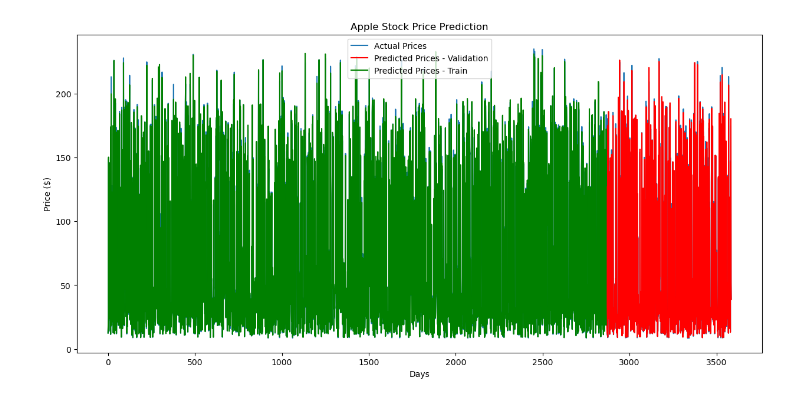
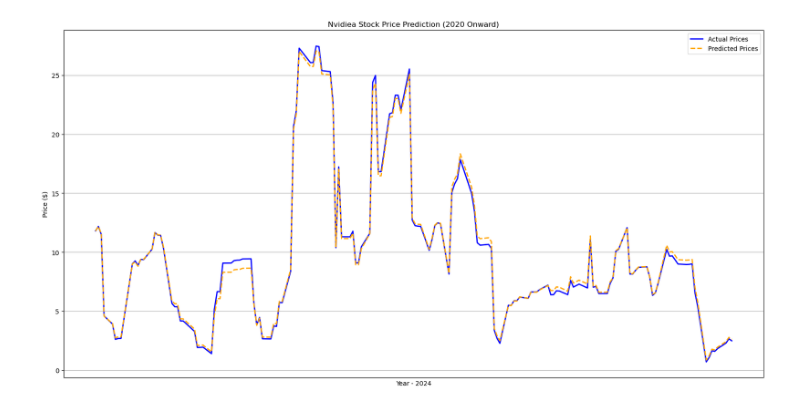
Before and after one commit to rudra2111/Finance-stock-predictor, a Jupyter notebook: Finance.ipynb, the cells around one changed output. Drawn from its saved outputs; the diff is of its cells as text; code cells hidden in the pictures.

Commit message:
stock market prediction

```diff
--- a/Finance.ipynb
+++ b/Finance.ipynb
@@ -103,5 +104,5 @@ plt.show()
 # %%
-# Predictions on the training and validation data
+# Generate predictions for both training and validation data
 train_predictions = model.predict(X_train)
 val_predictions = model.predict(X_val)
 
@@ -115,6 +116,35 @@ actual_val = scaler.inverse_transform(Y_val)
 all_predictions = np.concatenate((train_predictions.flatten(), val_predictions.flatten()))
 all_actual = np.concatenate((actual_train.flatten(), actual_val.flatten()))
 
-# Calculate the index for the start of validation data
-train_len = len(train_predictions)
+# Create the full timeline of dates for both training and validation periods
+combined_dates = appl_data.index[-len(all_actual):]
+
+# Filter data to only include from 2024 onwards
+mask = combined_dates >= "2024-01-01"
+filtered_dates = combined_dates[mask]
+filtered_actual = all_actual[mask]
+filtered_predictions = all_predictions[mask]
+
+# Plotting the actual prices and the predictions with years on x-axis
+plt.figure(figsize=(20, 10))
+
+# Smoothing the lines by plotting the rolling mean
+rolling_window_size = 10  # Defines the window for rolling mean
+smoothed_actual = pd.Series(filtered_actual).rolling(window=rolling_window_size).mean()
+smoothed_predictions = pd.Series(filtered_predictions).rolling(window=rolling_window_size).mean()
+
+# Plotting with thicker lines for better visibility
+plt.plot(filtered_dates, smoothed_actual, label='Actual Prices', linestyle='-', color='blue', linewidth=2)  # Increased linewidth
+plt.plot(filtered_dates, smoothed_predictions, label='Predicted Prices', linestyle='--', color='orange', linewidth=2)  # Increased linewidth
+
+# Formatting the x-axis to show years
+plt.gca().xaxis.set_major_formatter(mdates.DateFormatter('%Y'))  # Show year only
+plt.gca().xaxis.set_major_locator(mdates.YearLocator())  # Tick every year
+
+plt.title('Nvidiea Stock Price Prediction (2020 Onward)')
+plt.xlabel('Year - 2024')
+plt.ylabel('Price ($)')
+plt.legend()
+plt.grid(True)
+plt.show()
 # %% [output]
@@ -123,13 +153 @@ train_len = len(train_predictions)
+[figure, added]
-# %%
-# Plotting the actual prices and the predictions
-plt.figure(figsize=(15, 7))
-plt.plot(all_actual, label='Actual Prices')
-plt.plot(np.arange(train_len, train_len + len(val_predictions)), val_predictions, color='red', label='Predicted Prices - Validation')
-plt.plot(np.arange(train_len), train_predictions, color='green', label='Predicted Prices - Train')
-plt.title('Apple Stock Price Prediction')
-plt.xlabel('Days')
-plt.ylabel('Price ($)')
-plt.legend()
-plt.show()
-# %% [output]
-[figure, removed]
```
Also changed, not shown: parts of 6 cells of this notebook.
